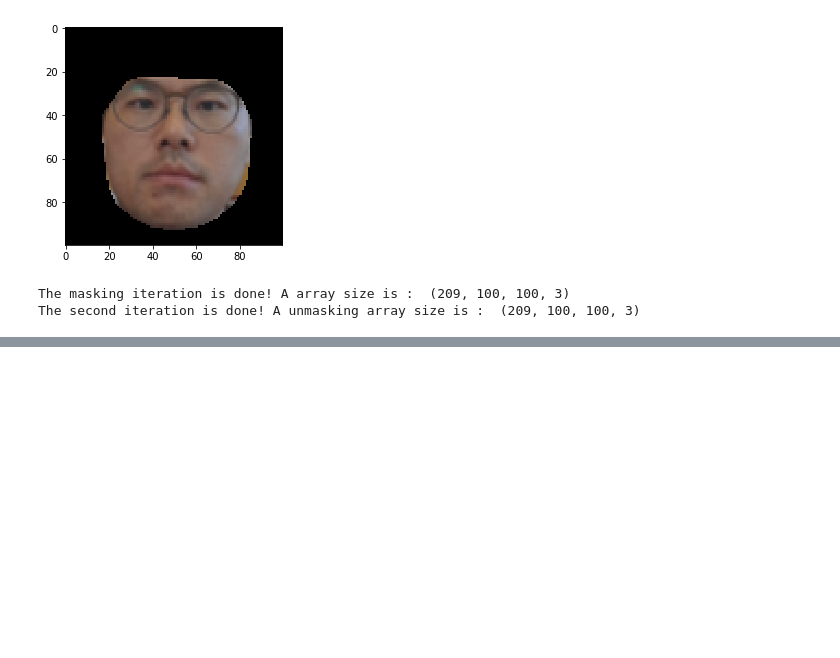
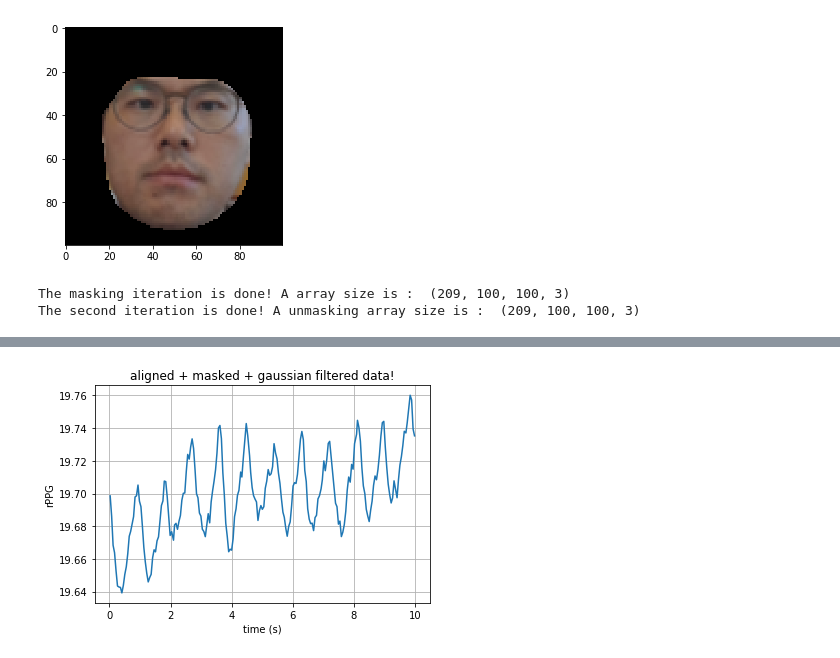
Before and after one commit to chungbrain/image-processing-for-detecting-Heart-signal, a Jupyter notebook: analyzing_facial_heartrate_from_raw_uncompressed_video_clip_20180518.ipynb, the cells around one changed output, grey strips where cells are left out. Cells and saved outputs as stored; diff of their text form; code cells hidden in the pictures; blank space fills up the shorter version.

```diff
--- a/analyzing_facial_heartrate_from_raw_uncompressed_video_clip_20180518.ipynb
+++ b/analyzing_facial_heartrate_from_raw_uncompressed_video_clip_20180518.ipynb
@@ -245,0 +253,10 @@ plt.show()
+# %%
+plt.plot(time_x, mGun)
+plt.xlabel('time (s)')
+plt.ylabel('rPPG')
+plt.title('aligned + masked + gaussian filtered data!')
+plt.grid(True)
+# plt.savefig("test.png")
+plt.show()
+# %% [output]
+[figure, added]
```
Also changed, not shown: parts of 3 cells of this notebook.
